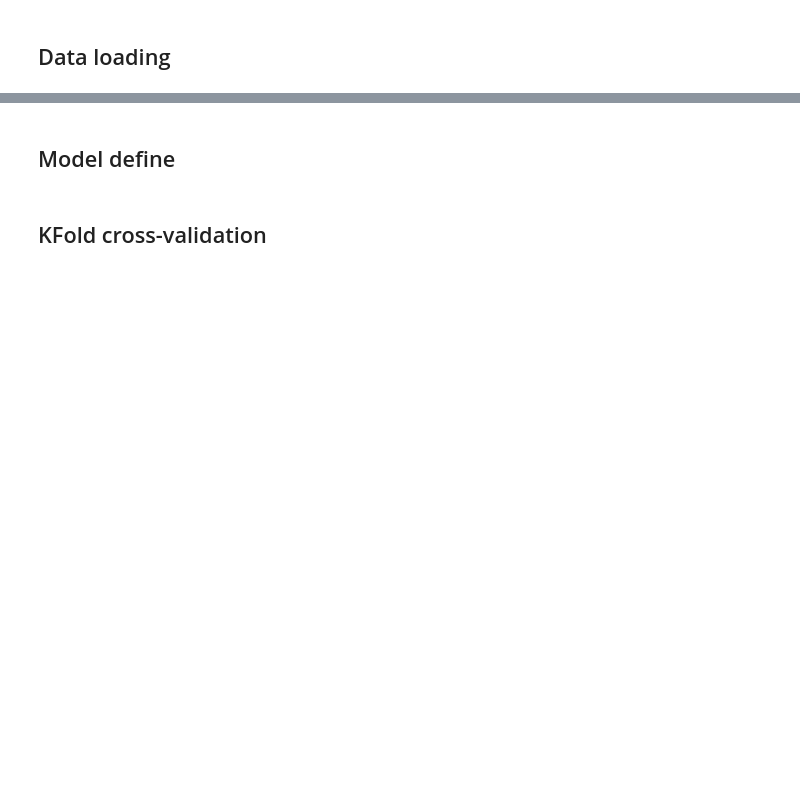
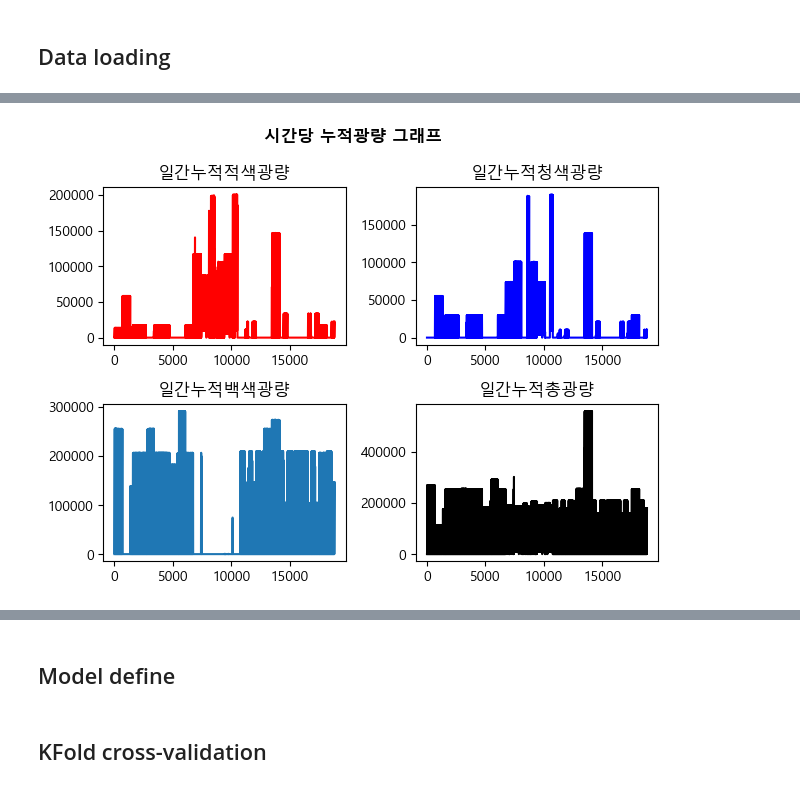
Before and after one commit to Seoutech-ML-teamproject/Lettuce, a Jupyter notebook: ResBiLSTM.ipynb, the cells around one changed output, grey strips where cells are left out. Saved outputs shown, nothing was run; the diff lists cells and outputs as text; code cells hidden in the pictures; blank space fills up the shorter version.

```diff
--- a/ResBiLSTM.ipynb
+++ b/ResBiLSTM.ipynb
@@ -68,0 +157,19 @@ train_target = df_train_target.to_numpy()
+# %%
+fig, ax = plt.subplots(2, 2)
+
+ax[0, 0].plot(x, df_train_input['일간누적적색광량'],'r-')
+ax[0, 1].plot(x, df_train_input['일간누적청색광량'],'b-')
+ax[1, 0].plot(x, df_train_input['일간누적백색광량'])
+ax[1, 1].plot(x, df_train_input['일간누적총광량'],color='black')
+
+ax[0, 0].set_title("일간누적적색광량")
+ax[0, 1].set_title("일간누적청색광량")
+ax[1, 0].set_title("일간누적백색광량")
+ax[1, 1].set_title("일간누적총광량")
+
+fig.suptitle('시간당 누적광량 그래프',fontweight ="bold")
+
+fig.tight_layout()
+plt.show()
+# %% [output]
+[figure, added]
```
Also changed, not shown: parts of 20 cells of this notebook.
